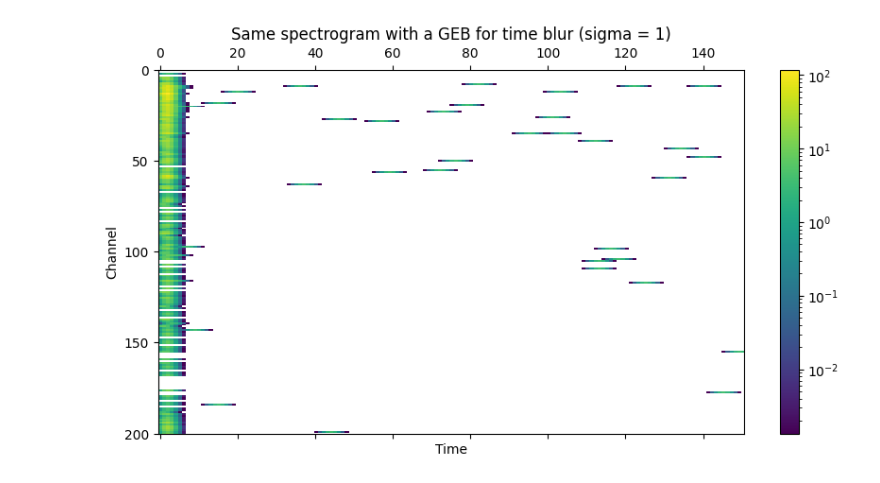
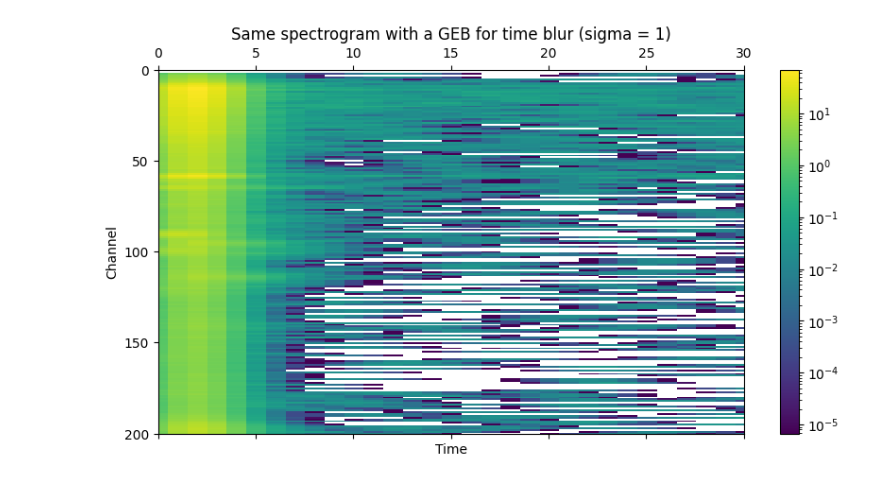
Before and after one commit to JoseACortes/USDAFall2024, a Jupyter notebook: Analysis/galinastask/inspection.ipynb, the cells around one changed output. Cells and saved outputs as stored; diff of their text form; code cells hidden in the pictures.

```diff
--- a/Analysis/galinastask/inspection.ipynb
+++ b/Analysis/galinastask/inspection.ipynb
@@ -49,12 +76,13 @@ plt.show()
 # %%
 spec = gaussian_filter(np.transpose(spectrograms[0]), sigma=(0, 1))
 fig = plt.figure(figsize=(10, 5))
 ax = fig.add_subplot(111)
 plt.title('Same spectrogram with a GEB for time blur (sigma = 1)')
 fig.colorbar(ax.matshow(spec, aspect='auto', norm = plt.cm.colors.LogNorm()))
 plt.ylim(200, 0)
 plt.ylabel('Channel')
 plt.xlabel('Time')
+plt.xlim(0, 30)
 plt.show()
 # %% [output]
-[figure, old version]
+[figure, new version]
```
Also changed, not shown: parts of 7 cells of this notebook, 9 other files.
